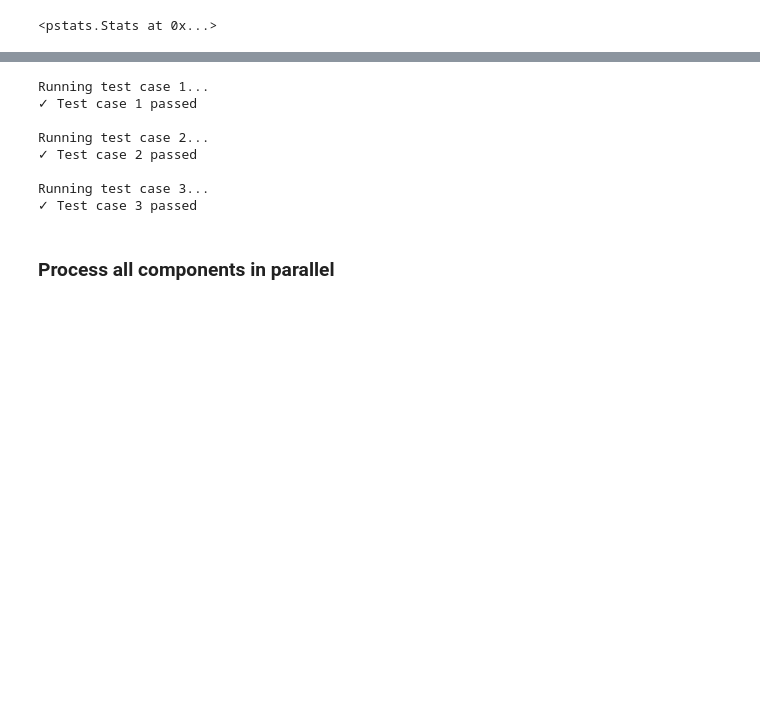
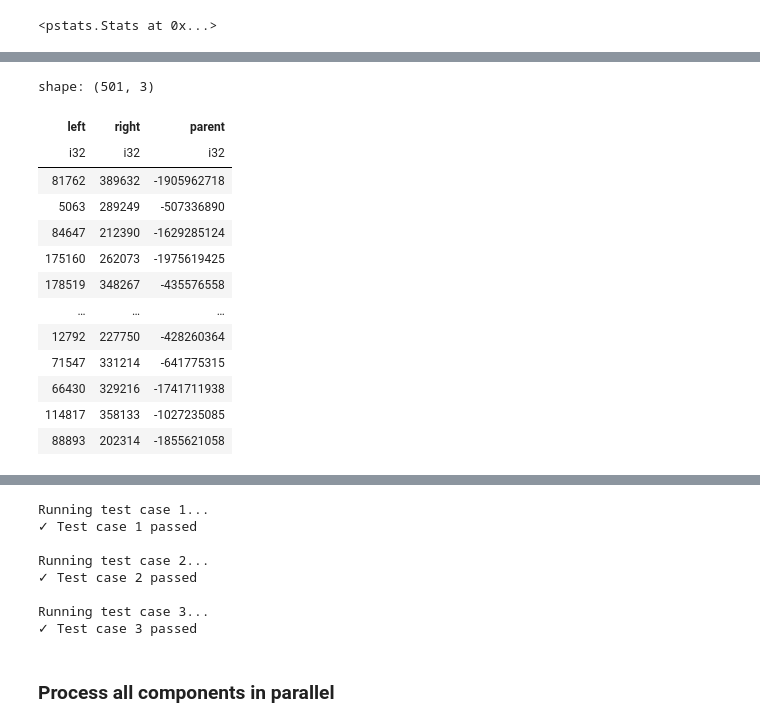
Before and after one commit to will-langdale/matchbox, a Jupyter notebook: notebooks/hierarchical.ipynb, the cells around one changed output, grey strips where cells are left out. Cells and saved outputs as stored; diff of their text form; code cells hidden in the pictures; blank space fills up the shorter version.

```diff
--- a/notebooks/hierarchical.ipynb
+++ b/notebooks/hierarchical.ipynb
@@ -779,5 +1275,5 @@ def component_to_hierarchy_pa(table: pa.Table) -> pa.Table:
 # %%
-cc_15 = filtered_table = cc2.filter(pc.equal(cc2['component'], 15))
+cc_15 = cc2.filter(pc.equal(cc2['component'], 15))
 # %%
 import cProfile
 import pstats
@@ -813,0 +1293,27 @@ ps.print_stats(20)  # Show top 20 lines
+# %%
+P = 2147483647
+
+cc_15.with_columns([
+    pl.min_horizontal(['left', 'right']).abs().alias('smaller'),
+    pl.max_horizontal(['left', 'right']).abs().alias('larger'),
+]).with_columns([
+    pl.col('smaller').add(pl.col('larger')).mod(P).alias('total2'),
+    pl.col('smaller').mul(pl.col('larger')).mod(P).alias('prod2'),
+]).with_columns([
+    pl.col('total2').mul(31).add(pl.col('prod2').mul(37)).mod(P).neg().alias('parent')
+]).select(["left", "right", "parent"])
+# %% [output]
+shape: (501, 3)
+| left | right | parent |
+| i32 | i32 | i32 |
+| 81762 | 389632 | -1905962718 |
+| 5063 | 289249 | -507336890 |
+| 84647 | 212390 | -1629285124 |
+| 175160 | 262073 | -1975619425 |
+| 178519 | 348267 | -435576558 |
+| … | … | … |
+| 12792 | 227750 | -428260364 |
+| 71547 | 331214 | -641775315 |
+| 66430 | 329216 | -1741711938 |
+| 114817 | 358133 | -1027235085 |
+| 88893 | 202314 | -1855621058 |
```
Also changed, not shown: parts of 19 cells of this notebook, 2 other files.
